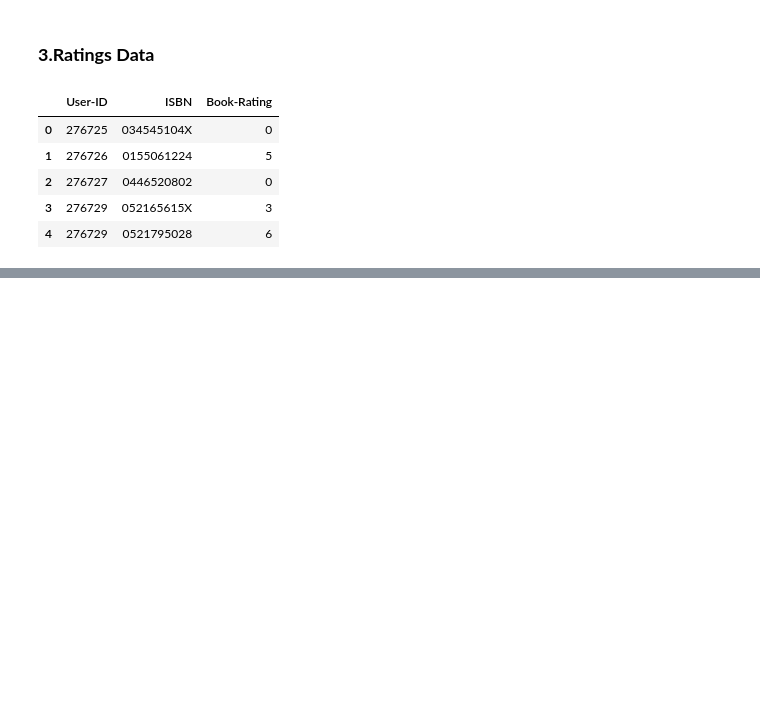
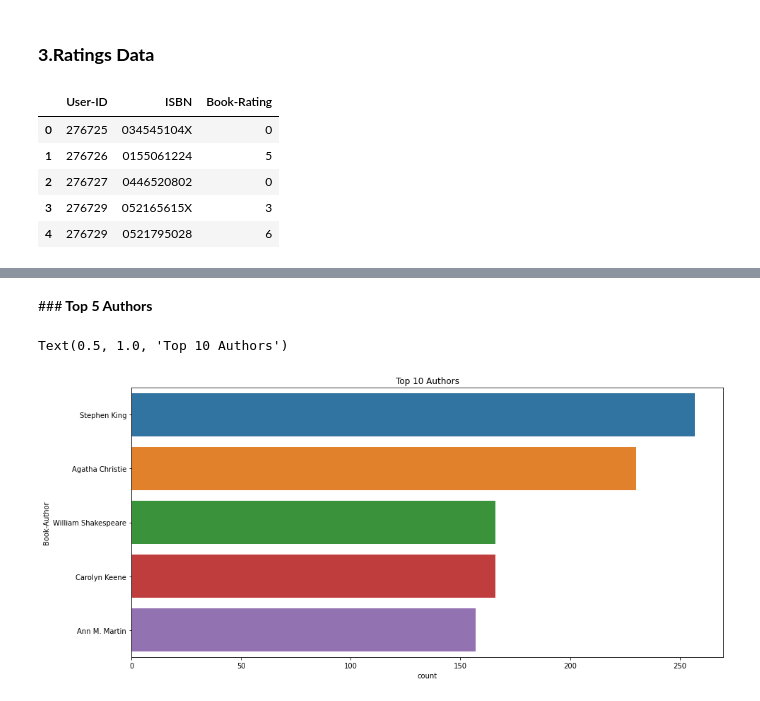
Before and after one commit to SachinSPanchal/Book-Recomendation-Sytem, a Jupyter notebook: Final_Book_Recommendation_system.ipynb, the cells around one changed output, grey strips where cells are left out. Drawn from its saved outputs; the diff is of its cells as text; code cells hidden in the pictures; blank space fills up the shorter version.

```diff
--- a/Final_Book_Recommendation_system.ipynb
+++ b/Final_Book_Recommendation_system.ipynb
@@ -117,0 +279,10 @@ ratings.head()
+# %% [markdown]
+###<b> Top 5 Authors
+# %%
+#top 5 Autors
+plt.figure(figsize=(15,7))
+sns.countplot(y='Book-Author',data=books,order=pd.value_counts(books['Book-Author']).iloc[:5].index)
+plt.title('Top 10 Authors')
+# %% [output]
+Text(0.5, 1.0, 'Top 10 Authors')
+[figure, added]
```
Also changed, not shown: parts of 45 cells of this notebook.
